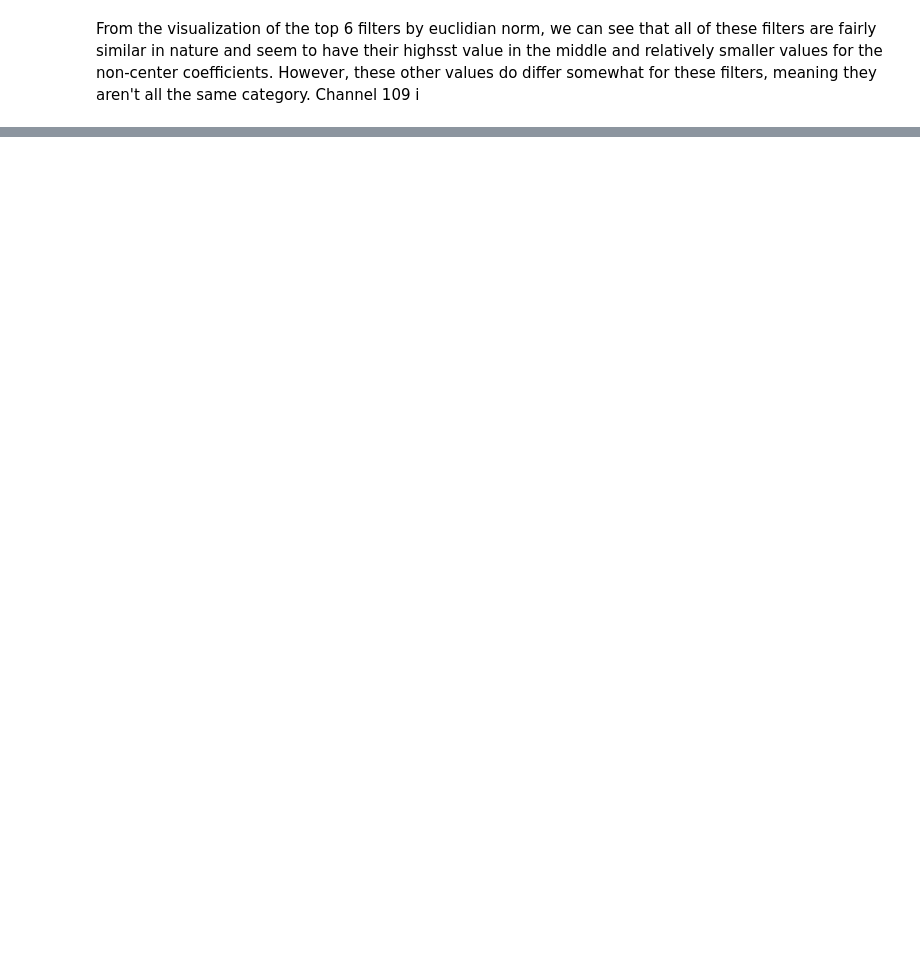
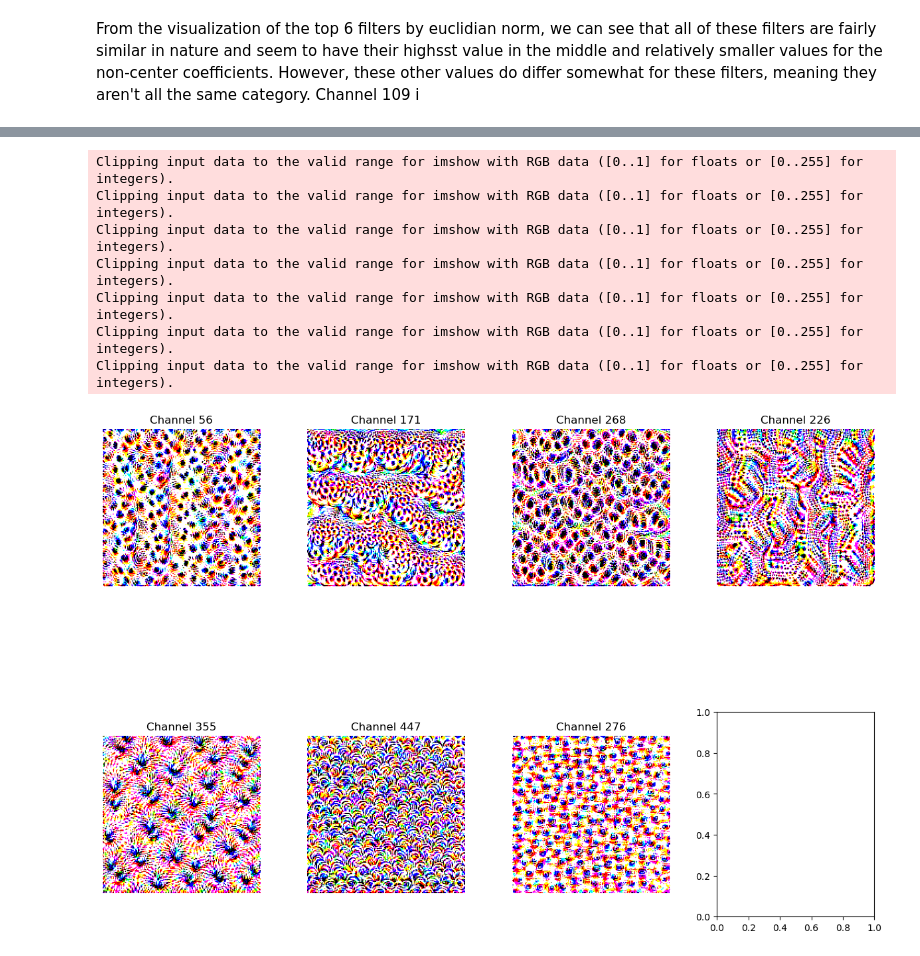
Before and after one commit to saakethkoka/ML-Lab3-CNN-Visualization, a Jupyter notebook: main.ipynb, the cells around one changed output, grey strips where cells are left out. Cells and saved outputs as stored; diff of their text form; code cells hidden in the pictures; blank space fills up the shorter version.

```diff
--- a/main.ipynb
+++ b/main.ipynb
@@ -390,0 +396,22 @@ Clipping input data to the valid range for imshow with RGB data ([0..1] for floa
+# %%
+# run gradient ascent on each of the 6 filters
+outputs = []
+for n in top_filters:
+    outputs.append(generate_pattern('block4_conv4', n))
+# %%
+# plot each of the outputs
+fig, axs = plt.subplots(2, 4, figsize=(15, 10), gridspec_kw={'hspace': 0.5, 'wspace': 0.3})
+for i in range(7):
+    ax = axs[i//4, i%4]
+    ax.imshow(outputs[i][0] )
+    ax.set_title("Channel {}".format(next_10[i]))
+    ax.axis("off")
+# %% [output]
+Clipping input data to the valid range for imshow with RGB data ([0..1] for floats or [0..255] for integers).
+Clipping input data to the valid range for imshow with RGB data ([0..1] for floats or [0..255] for integers).
+Clipping input data to the valid range for imshow with RGB data ([0..1] for floats or [0..255] for integers).
+Clipping input data to the valid range for imshow with RGB data ([0..1] for floats or [0..255] for integers).
+Clipping input data to the valid range for imshow with RGB data ([0..1] for floats or [0..255] for integers).
+Clipping input data to the valid range for imshow with RGB data ([0..1] for floats or [0..255] for integers).
+Clipping input data to the valid range for imshow with RGB data ([0..1] for floats or [0..255] for integers).
+[figure, added]
```
Also changed, not shown: parts of 9 cells of this notebook.
